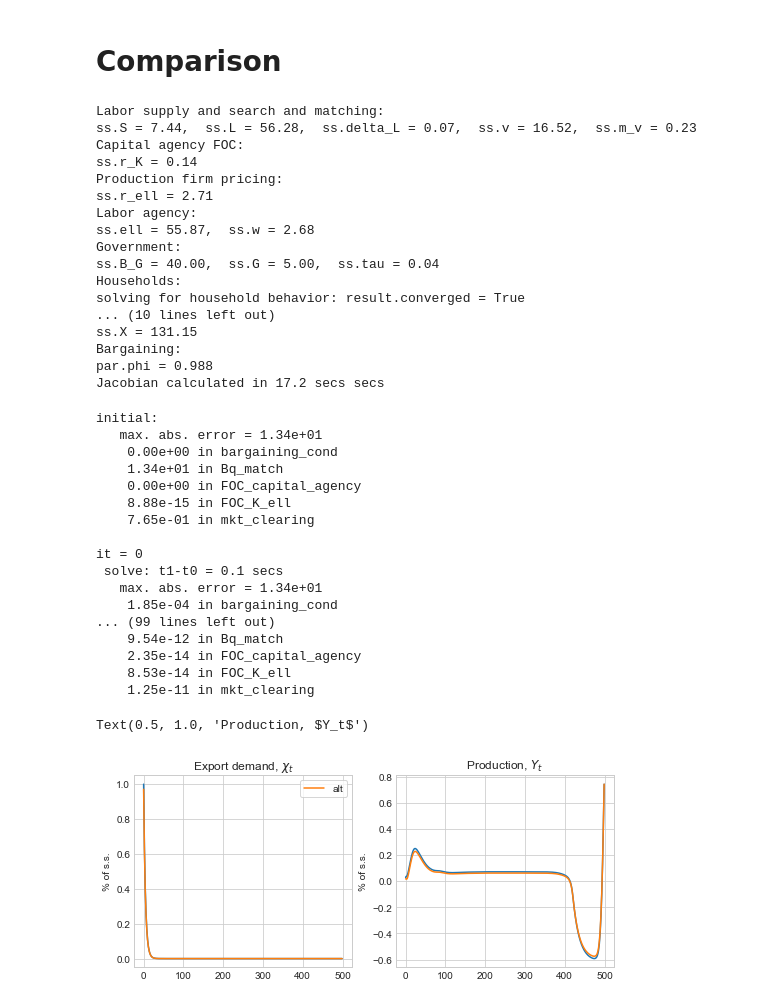
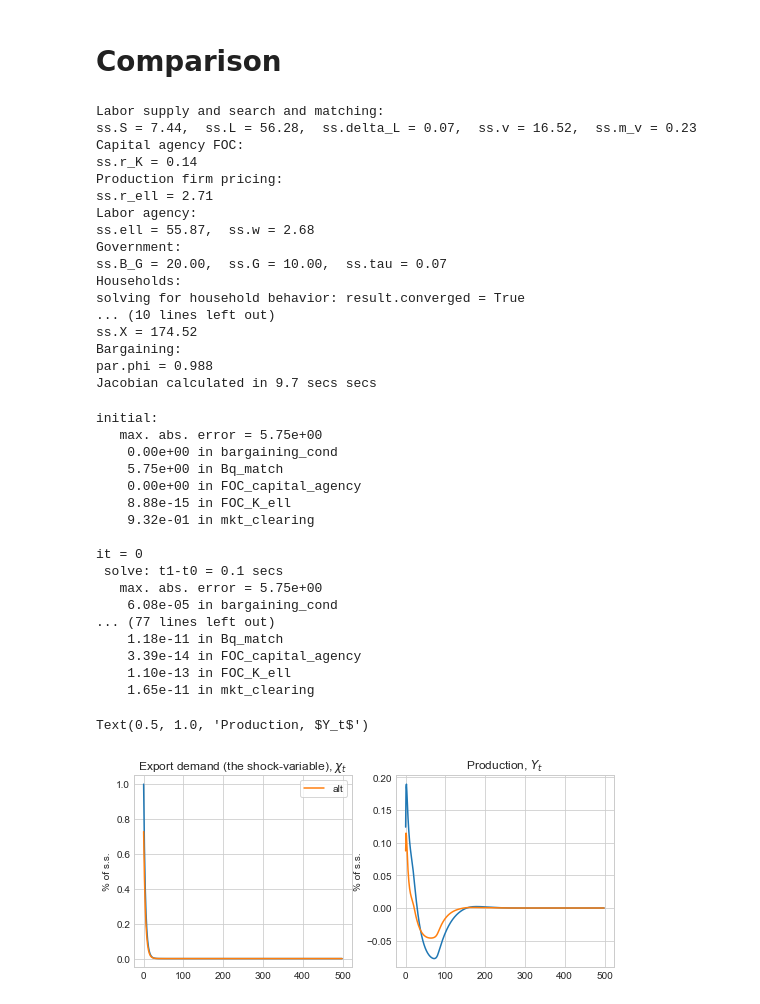
Before and after one commit to HansChristianPOLIT/MiniMAKRO, a Jupyter notebook: TestExample.ipynb, the cells around one changed output. Cells and saved outputs as stored; diff of their text form; code cells hidden in the pictures.

```diff
--- a/TestExample.ipynb
+++ b/TestExample.ipynb
@@ -346,7 +346,7 @@ ax.set_title('$P^X_t$');
 # Comparison
 # %%
 model_copy = model.copy()
-model_copy.par.Lambda = 0.01
+model_copy.par.Lambda = 0.15
 model_copy.find_ss(0.50)
 model_copy.calc_jac(do_print=True)
 # %% [output]
@@ -359,14 +359,14 @@ ss.r_ell = 2.71
 Labor agency:
 ss.ell = 55.87,  ss.w = 2.68
 Government:
-ss.B_G = 40.00,  ss.G = 5.00,  ss.tau = 0.04
+ss.B_G = 20.00,  ss.G = 10.00,  ss.tau = 0.07
 Households:
 solving for household behavior: result.converged = True
 ... (10 lines left out)
-ss.X = 131.15
+ss.X = 174.52
 Bargaining:
 par.phi = 0.988
-Jacobian calculated in 17.2 secs secs
+Jacobian calculated in 9.7 secs secs
 # %%
 Tshock = 50
 shock = 0.01*ss.chi
@@ -376,39 +376,39 @@ model_copy.sol.chi[:Tshock] = model_copy.ss.chi + shock*persistence
 model_copy.find_IRF()
 # %% [output]
 initial:
-   max. abs. error = 1.34e+01
+   max. abs. error = 5.75e+00
     0.00e+00 in bargaining_cond
-    1.34e+01 in Bq_match
+    5.75e+00 in Bq_match
     0.00e+00 in FOC_capital_agency
     8.88e-15 in FOC_K_ell
-    7.65e-01 in mkt_clearing
+    9.32e-01 in mkt_clearing
 
 it = 0
  solve: t1-t0 = 0.1 secs
-   max. abs. error = 1.34e+01
-    1.85e-04 in bargaining_cond
-... (99 lines left out)
-    9.54e-12 in Bq_match
-    2.35e-14 in FOC_capital_agency
-    8.53e-14 in FOC_K_ell
-    1.25e-11 in mkt_clearing
+   max. abs. error = 5.75e+00
+    6.08e-05 in bargaining_cond
+... (77 lines left out)
+    1.18e-11 in Bq_match
+    3.39e-14 in FOC_capital_agency
+    1.10e-13 in FOC_K_ell
+    1.65e-11 in mkt_clearing
 # %%
 T_IRF = 500
 
 fig = plt.figure(figsize=(3*6,3*6/1.5))
 
 ax = fig.add_subplot(3,4,1)
 ax.plot((sol.chi[:T_IRF]/ss.chi-1)*100)
 ax.plot((model_copy.sol.chi[:T_IRF]/model_copy.ss.chi-1)*100,label='alt')
 ax.set_ylabel('% of s.s.')
-ax.set_title('Export demand, $\chi_t$')
+ax.set_title('Export demand (the shock-variable), $\chi_t$')
 ax.legend(frameon=True)
 
 ax = fig.add_subplot(3,4,2)
 ax.plot((sol.Y[:T_IRF]/ss.Y-1)*100)
 ax.plot((model_copy.sol.Y[:T_IRF]/model_copy.ss.Y-1)*100,label='alt')
 ax.set_ylabel('% of s.s.')
 ax.set_title('Production, $Y_t$')
 # %% [output]
 Text(0.5, 1.0, 'Production, $Y_t$')
-[figure, old version]
+[figure, new version]
```
Also changed, not shown: parts of 23 cells of this notebook, 5 other files.
